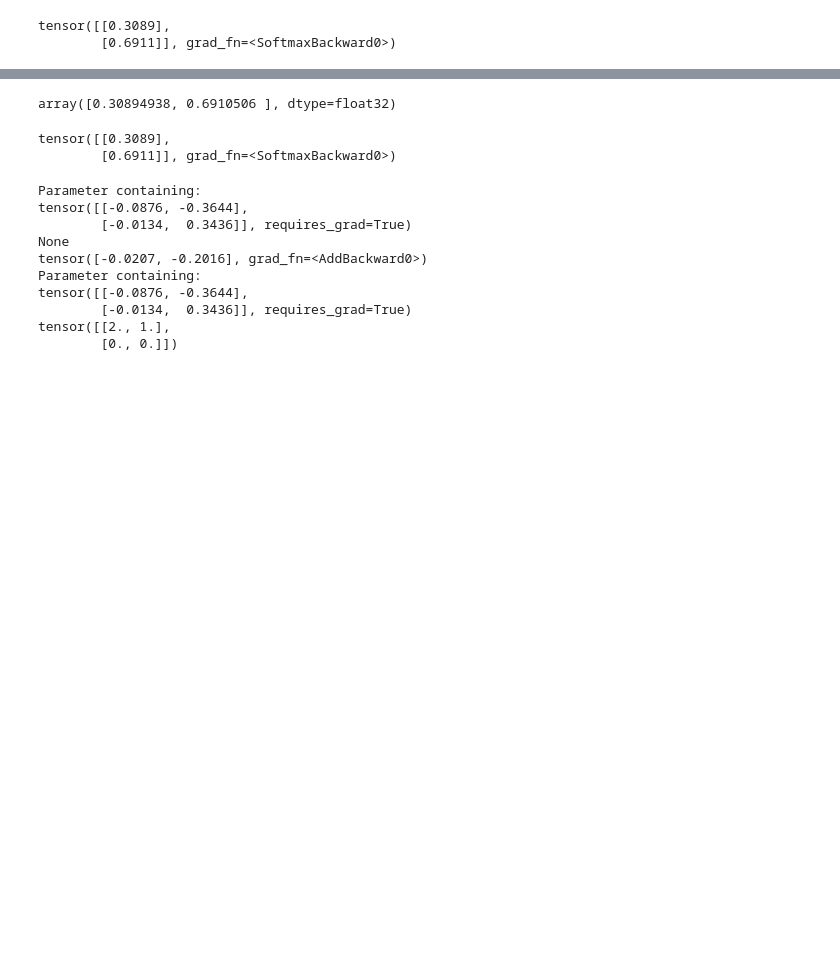
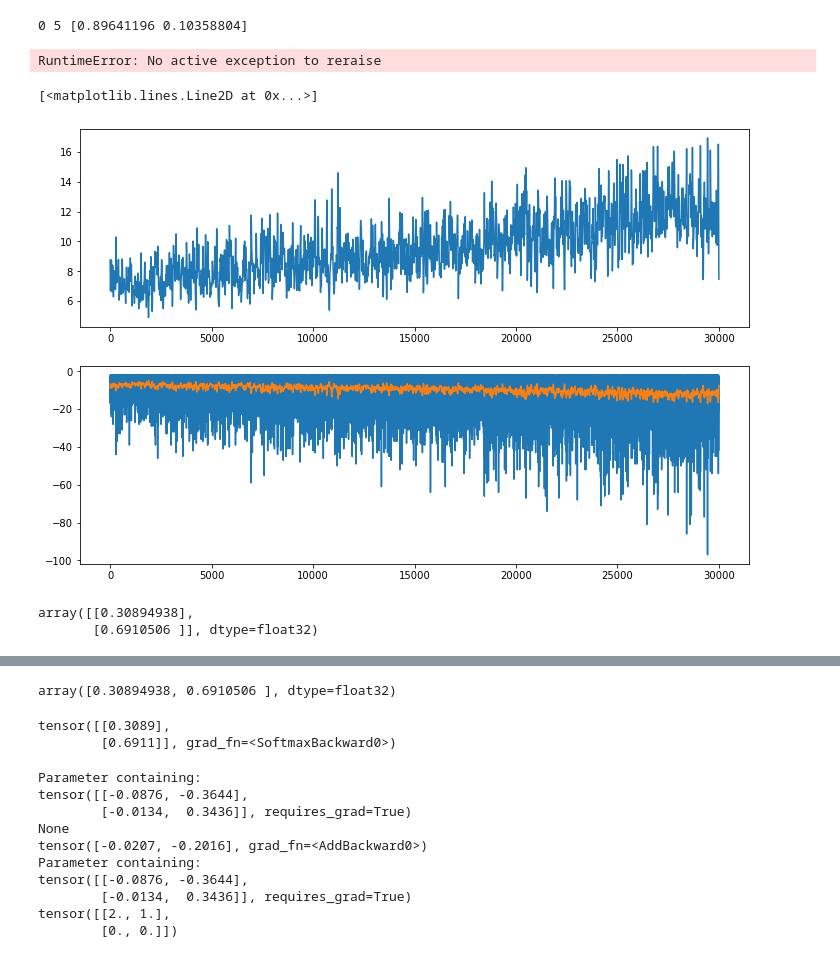
Before and after one commit to yyhhoi/RI_algorithms, a Jupyter notebook: PolicyGradient_ShortCorridorGridWorld.ipynb, the cells around one changed output, grey strips where cells are left out. Drawn from its saved outputs; the diff is of its cells as text; code cells hidden in the pictures; blank space fills up the shorter version.

```diff
--- a/PolicyGradient_ShortCorridorGridWorld.ipynb
+++ b/PolicyGradient_ShortCorridorGridWorld.ipynb
@@ -64,7 +173,71 @@ while terminated is False:
+# %%
+# One-Step
+Q_model = torch.nn.Sequential(
+    nn.Linear(2, 1), # 0
+    nn.Softmax(dim=0)
+)
+torch.nn.init.normal_(Q_model[0].weight, 0, 1e-5)
+
+env = ShortCorridorGridworld()
+amat = torch.eye(2, dtype=torch.float, requires_grad=False)
+gamma = 1
+alpha = 2 ** (-13)
+epsilon = 0.1
+Niters = 30000
+allt = np.zeros(Niters)
+all_totalG = np.zeros(Niters)
+
+for ni in range(Niters):
+    if (ni % 1000 == 0):
+        print(ni, t, a_probs_np)
+
+    env.reset()
+    Q_model.zero_grad()
+    terminated = False
+    t = 0
+    total_G = 0
+    while terminated is False:
+        a_probs = Q_model(amat)
+        a_probs_np = a_probs.detach().numpy().squeeze()
+        a = np.random.choice([0, 1], p=a_probs_np)
+
+        # if np.random.rand() < epsilon:
+        #     a = np.random.choice(2)
+
+        _, r, terminated = env.step(a)
+        discount_rate = gamma**t
+        total_G += discount_rate * r
+
+        if terminated:
+            G = r
+        else:
+            a_next = np.random.choice([0, 1], p=a_probs_np)
+            # if np.random.rand() < epsilon:
+            #     a_next = np.random.choice(2)
+            _, r_next, _ = env.step(a_next)
+            G = r + gamma * r_next
+
+        # Update
+        log_aprob_this = torch.log(a_probs[a])
+        log_aprob_this.backward()
+        with torch.no_grad():
+            Q_model[0].weight += alpha * discount_rate * G * Q_model[0].weight.grad
+            raise
+            Q_model.zero_grad()
+
+        t += 1
+    allt[ni] = t
+    all_totalG[ni] = total_G
+# %% [output]
+0 5 [0.89641196 0.10358804]
+RuntimeError: No active exception to reraise
+# %%
+fig, ax = plt.subplots(2, 1, figsize=(12, 8))
+ax[0].plot(gaussian_filter1d(allt, sigma=10, mode='nearest'))
+ax[1].plot(all_totalG)
+ax[1].plot(gaussian_filter1d(all_totalG, sigma=10, mode='nearest'))
+# %% [output]
+[<matplotlib.lines.Line2D at 0x...>]
+[figure, added]
 # %%
 a_probs = Q_model(amat)
-# %%
-a_probs
-# %% [output]
-tensor([[0.3089],
-        [0.6911]], grad_fn=<SoftmaxBackward0>)
@@ -73,3 +244,8 @@ a_probs_np = a_probs.detach().numpy()
+# %%
+a_probs_np
+# %% [output]
+array([[0.30894938],
+       [0.6910506 ]], dtype=float32)
 # %%
 allfoo = []
 
```
Also changed, not shown: parts of 11 cells of this notebook.
